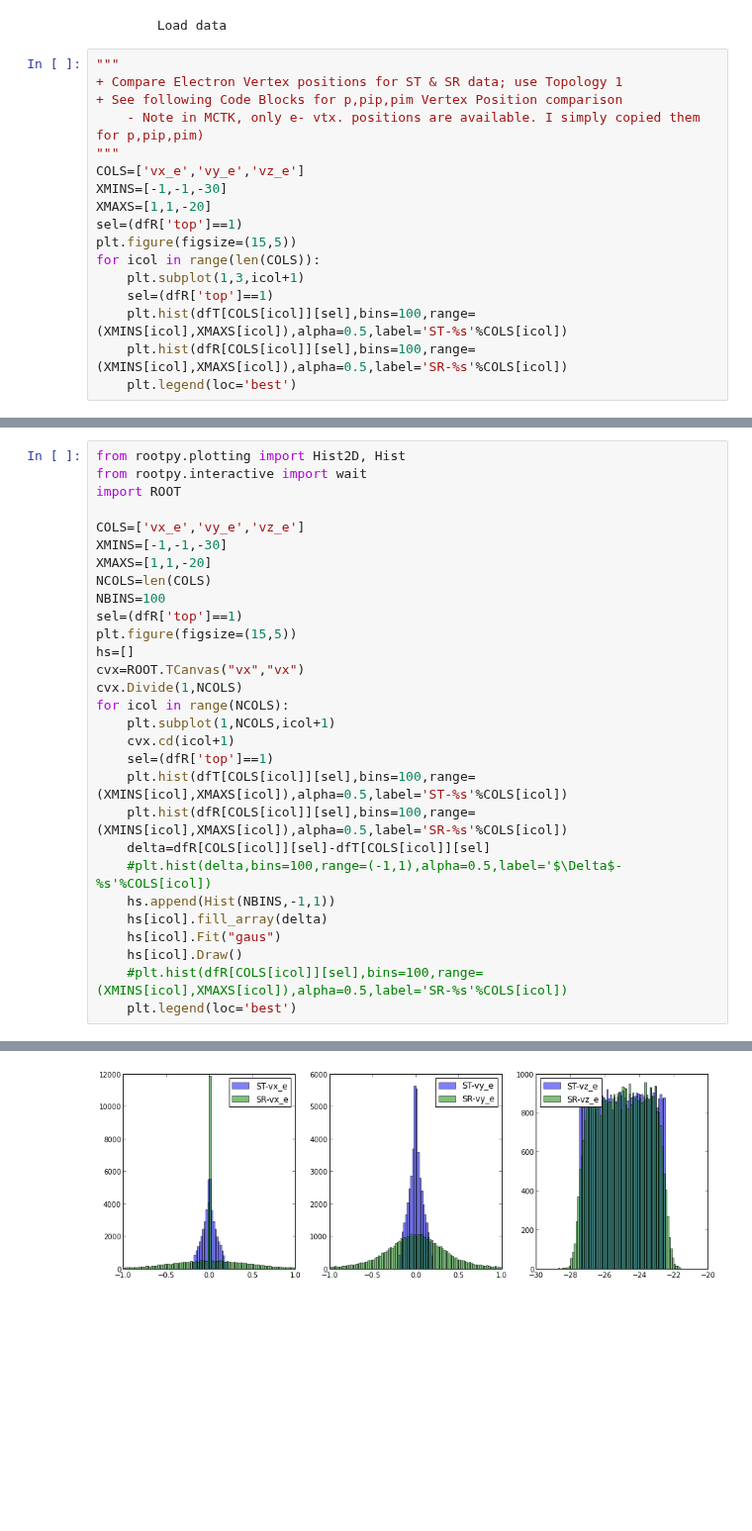
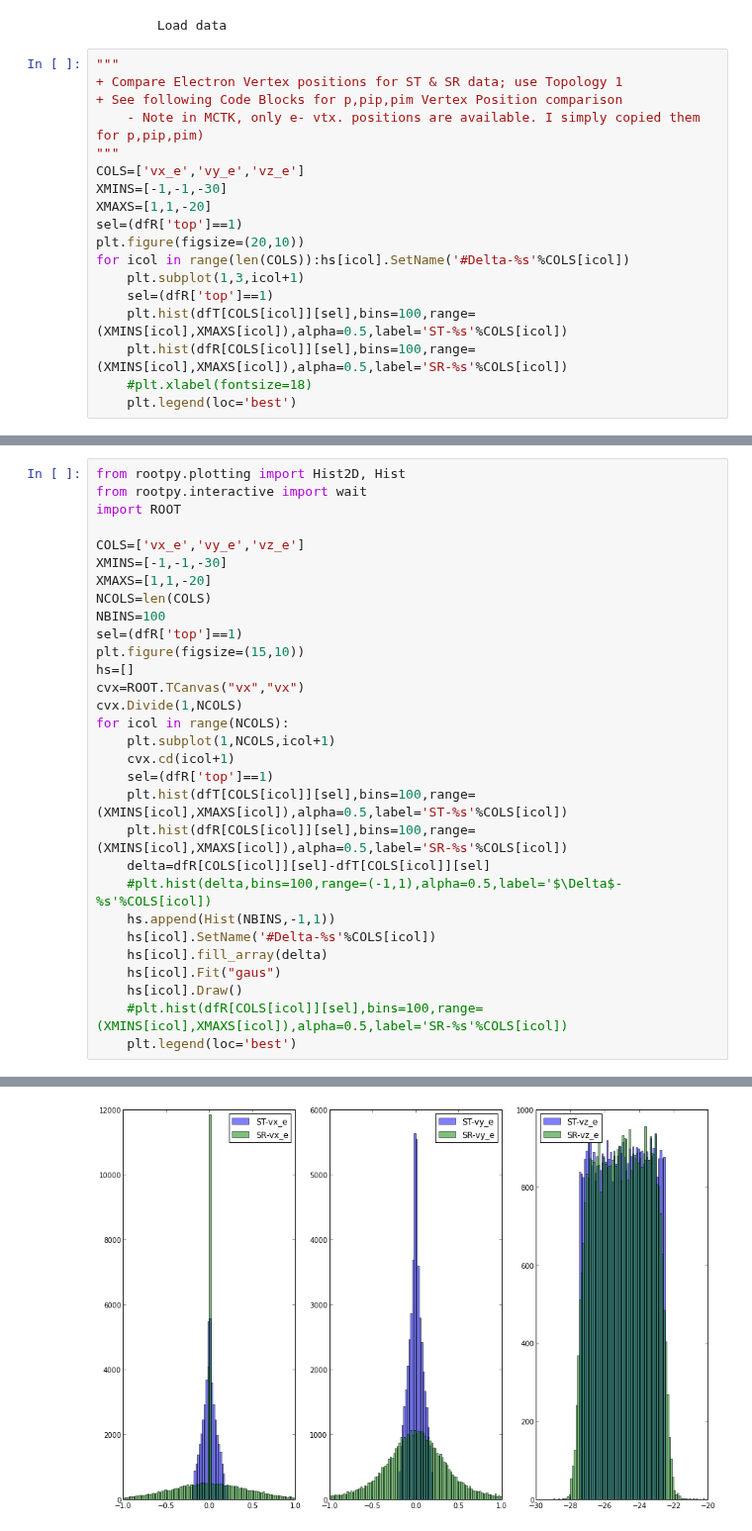
Before and after one commit to arjun-trivedi/ana2pi, a Jupyter notebook: scripts/python/nb-play_d2piDF.ipynb, the cells around one changed output, grey strips where cells are left out. Shown at 99% size. Drawn from its saved outputs; the diff is of its cells as text; blank space fills up the shorter version.

```diff
--- a/scripts/python/nb-play_d2piDF.ipynb
+++ b/scripts/python/nb-play_d2piDF.ipynb
@@ -15,11 +15,12 @@ COLS=['vx_e','vy_e','vz_e']
 XMINS=[-1,-1,-30]
 XMAXS=[1,1,-20]
 sel=(dfR['top']==1)
-plt.figure(figsize=(15,5))
-for icol in range(len(COLS)):
+plt.figure(figsize=(20,10))
+for icol in range(len(COLS)):hs[icol].SetName('#Delta-%s'%COLS[icol])
     plt.subplot(1,3,icol+1)
     sel=(dfR['top']==1)
     plt.hist(dfT[COLS[icol]][sel],bins=100,range=(XMINS[icol],XMAXS[icol]),alpha=0.5,label='ST-%s'%COLS[icol])
     plt.hist(dfR[COLS[icol]][sel],bins=100,range=(XMINS[icol],XMAXS[icol]),alpha=0.5,label='SR-%s'%COLS[icol])
+    #plt.xlabel(fontsize=18)
     plt.legend(loc='best')
 # %% [output]
@@ -35,7 +36,7 @@ XMAXS=[1,1,-20]
 NCOLS=len(COLS)
 NBINS=100
 sel=(dfR['top']==1)
-plt.figure(figsize=(15,5))
+plt.figure(figsize=(15,10))
 hs=[]
 cvx=ROOT.TCanvas("vx","vx")
 cvx.Divide(1,NCOLS)
@@ -48,6 +49,7 @@ for icol in range(NCOLS):
     delta=dfR[COLS[icol]][sel]-dfT[COLS[icol]][sel]
     #plt.hist(delta,bins=100,range=(-1,1),alpha=0.5,label='$\Delta$-%s'%COLS[icol])
     hs.append(Hist(NBINS,-1,1))
+    hs[icol].SetName('#Delta-%s'%COLS[icol])
     hs[icol].fill_array(delta)
     hs[icol].Fit("gaus")
     hs[icol].Draw()
@@ -57,2 +60,2 @@ for icol in range(NCOLS):
-[figure, old version]
+[figure, new version]
 # %%
```
Also changed, not shown: parts of 3 cells of this notebook, 1 other file.
